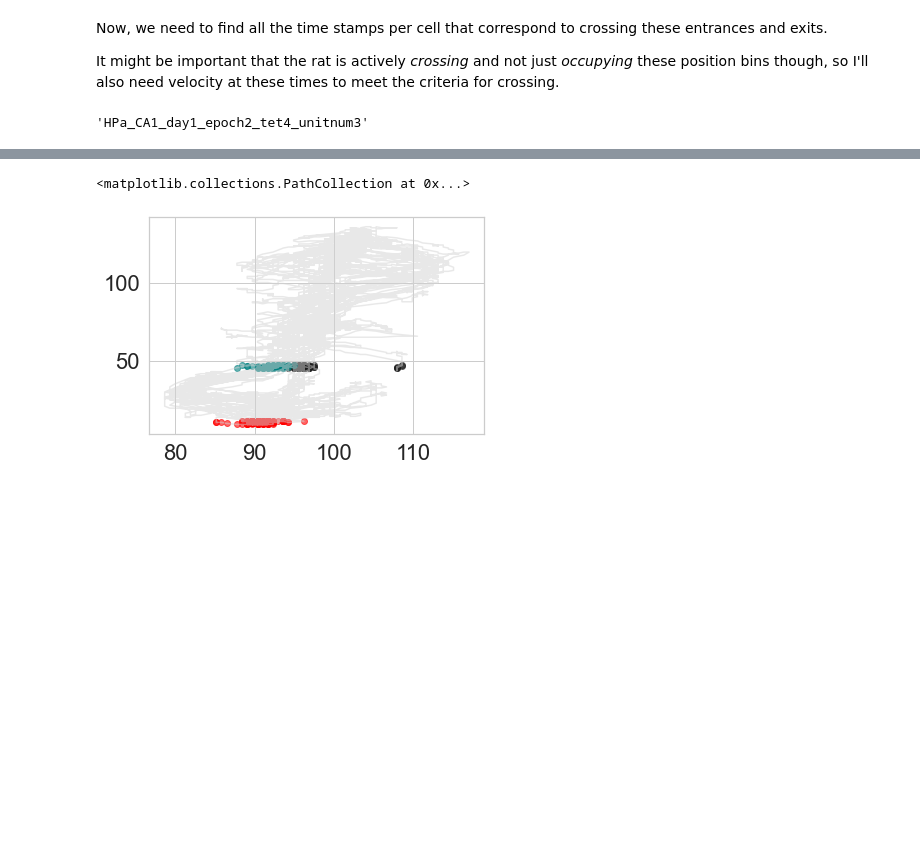
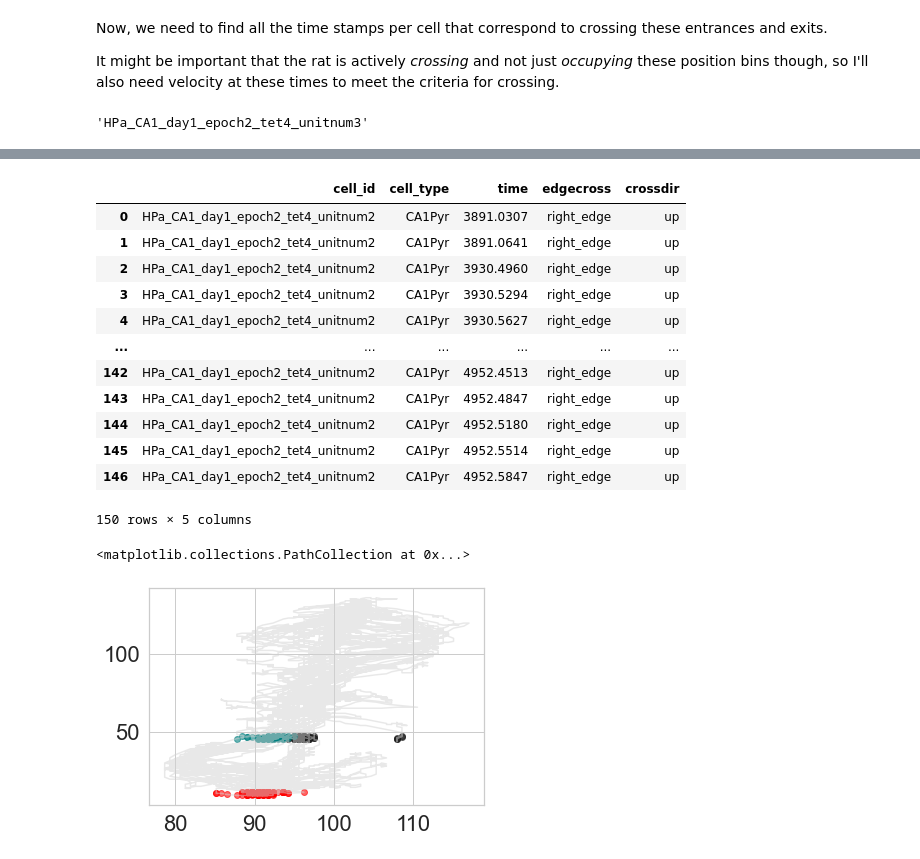
Before and after one commit to pdrivier/phase_precession, a Jupyter notebook: place_fields.ipynb, the cells around one changed output, grey strips where cells are left out. Drawn from its saved outputs; the diff is of its cells as text; code cells hidden in the pictures; blank space fills up the shorter version.

```diff
--- a/place_fields.ipynb
+++ b/place_fields.ipynb
@@ -609,0 +691,16 @@ subcell.sort_values(by = ['time'])
+# %%
+subcell[subcell['crossdir'] == 'up']
+# %% [output]
+|  | cell_id | cell_type | time | edgecross | crossdir |
+| 0 | HPa_CA1_day1_epoch2_tet4_unitnum2 | CA1Pyr | 3891.0307 | right_edge | up |
+| 1 | HPa_CA1_day1_epoch2_tet4_unitnum2 | CA1Pyr | 3891.0641 | right_edge | up |
+| 2 | HPa_CA1_day1_epoch2_tet4_unitnum2 | CA1Pyr | 3930.4960 | right_edge | up |
+| 3 | HPa_CA1_day1_epoch2_tet4_unitnum2 | CA1Pyr | 3930.5294 | right_edge | up |
+| 4 | HPa_CA1_day1_epoch2_tet4_unitnum2 | CA1Pyr | 3930.5627 | right_edge | up |
+| ... | ... | ... | ... | ... | ... |
+| 142 | HPa_CA1_day1_epoch2_tet4_unitnum2 | CA1Pyr | 4952.4513 | right_edge | up |
+| 143 | HPa_CA1_day1_epoch2_tet4_unitnum2 | CA1Pyr | 4952.4847 | right_edge | up |
+| 144 | HPa_CA1_day1_epoch2_tet4_unitnum2 | CA1Pyr | 4952.5180 | right_edge | up |
+| 145 | HPa_CA1_day1_epoch2_tet4_unitnum2 | CA1Pyr | 4952.5514 | right_edge | up |
+| 146 | HPa_CA1_day1_epoch2_tet4_unitnum2 | CA1Pyr | 4952.5847 | right_edge | up |
+150 rows × 5 columns
```
Also changed, not shown: parts of 14 cells of this notebook.
